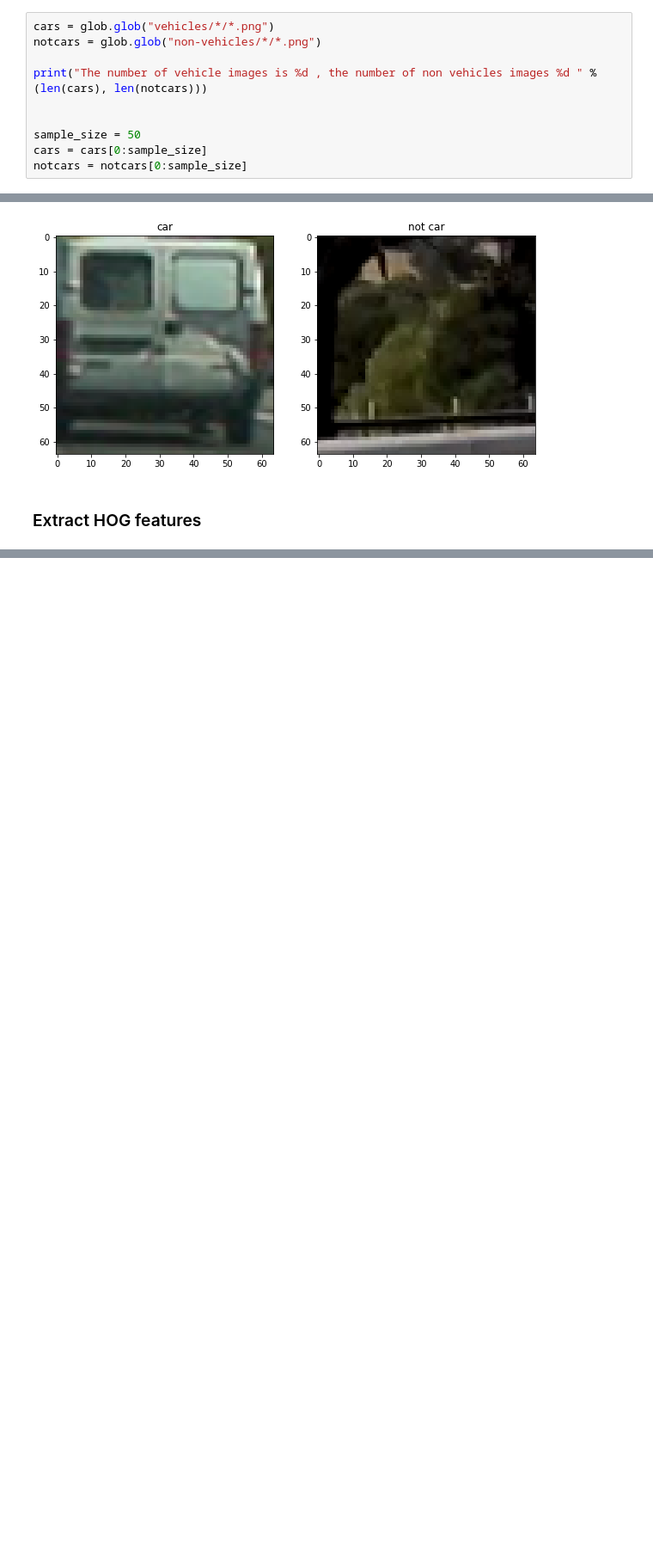
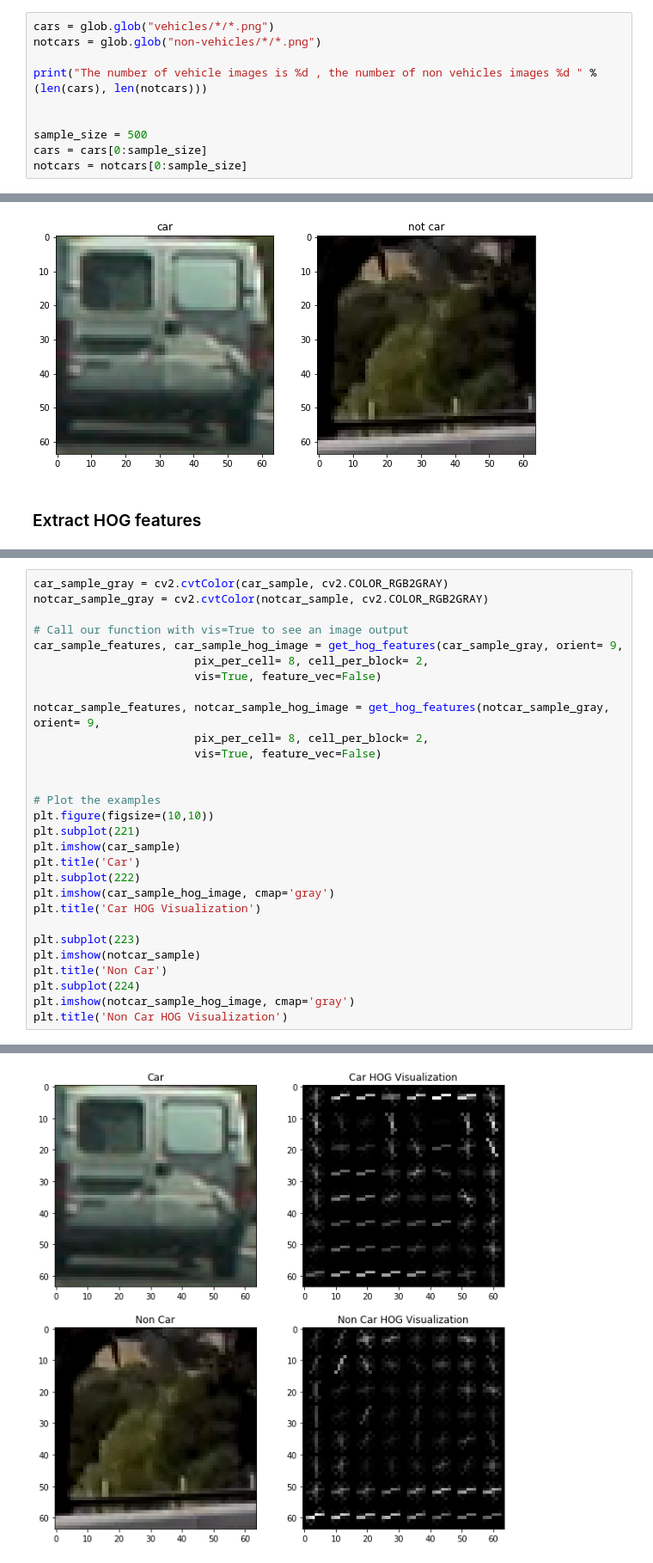
Before and after one commit to yuan-ji/CarND-Vehicle-Detection, a Jupyter notebook: project.ipynb, the cells around one changed output, grey strips where cells are left out. Shown: that part at 86% size. Drawn from its saved outputs; the diff is of its cells as text; blank space fills up the shorter version.

Commit message:
added lesson functions

```diff
--- a/project.ipynb
+++ b/project.ipynb
@@ -36,7 +39,7 @@ notcars = glob.glob("non-vehicles/*/*.png")
 print("The number of vehicle images is %d , the number of non vehicles images %d " % (len(cars), len(notcars)))
 
 
-sample_size = 50
+sample_size = 500
 cars = cars[0:sample_size]
 notcars = notcars[0:sample_size]
 # %% [output]
@@ -60,0 +82,30 @@ plt.title("not car")
+# %%
+car_sample_gray = cv2.cvtColor(car_sample, cv2.COLOR_RGB2GRAY)
+notcar_sample_gray = cv2.cvtColor(notcar_sample, cv2.COLOR_RGB2GRAY)
+
+# Call our function with vis=True to see an image output
+car_sample_features, car_sample_hog_image = get_hog_features(car_sample_gray, orient= 9,
+                        pix_per_cell= 8, cell_per_block= 2,
+                        vis=True, feature_vec=False)
+
+notcar_sample_features, notcar_sample_hog_image = get_hog_features(notcar_sample_gray, orient= 9,
+                        pix_per_cell= 8, cell_per_block= 2,
+                        vis=True, feature_vec=False)
+
+
+# Plot the examples
+plt.figure(figsize=(10,10))
+plt.subplot(221)
+plt.imshow(car_sample)
+plt.title('Car')
+plt.subplot(222)
+plt.imshow(car_sample_hog_image, cmap='gray')
+plt.title('Car HOG Visualization')
+
+plt.subplot(223)
+plt.imshow(notcar_sample)
+plt.title('Non Car')
+plt.subplot(224)
+plt.imshow(notcar_sample_hog_image, cmap='gray')
+plt.title('Non Car HOG Visualization')
+# %% [output]
@@ -60,0 +113 @@ plt.title("not car")
+[figure, added]
```
Also changed, not shown: parts of 13 cells of this notebook.
